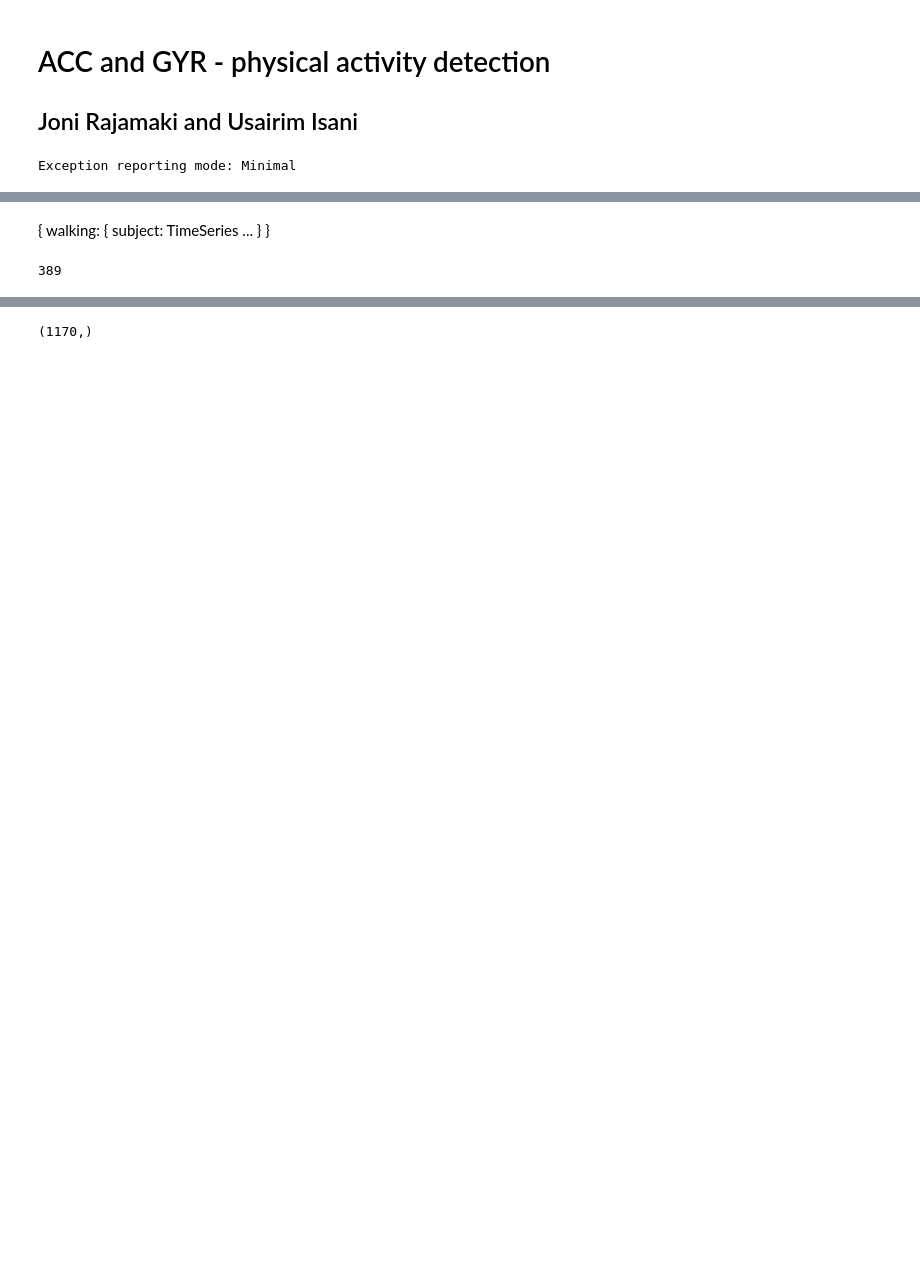
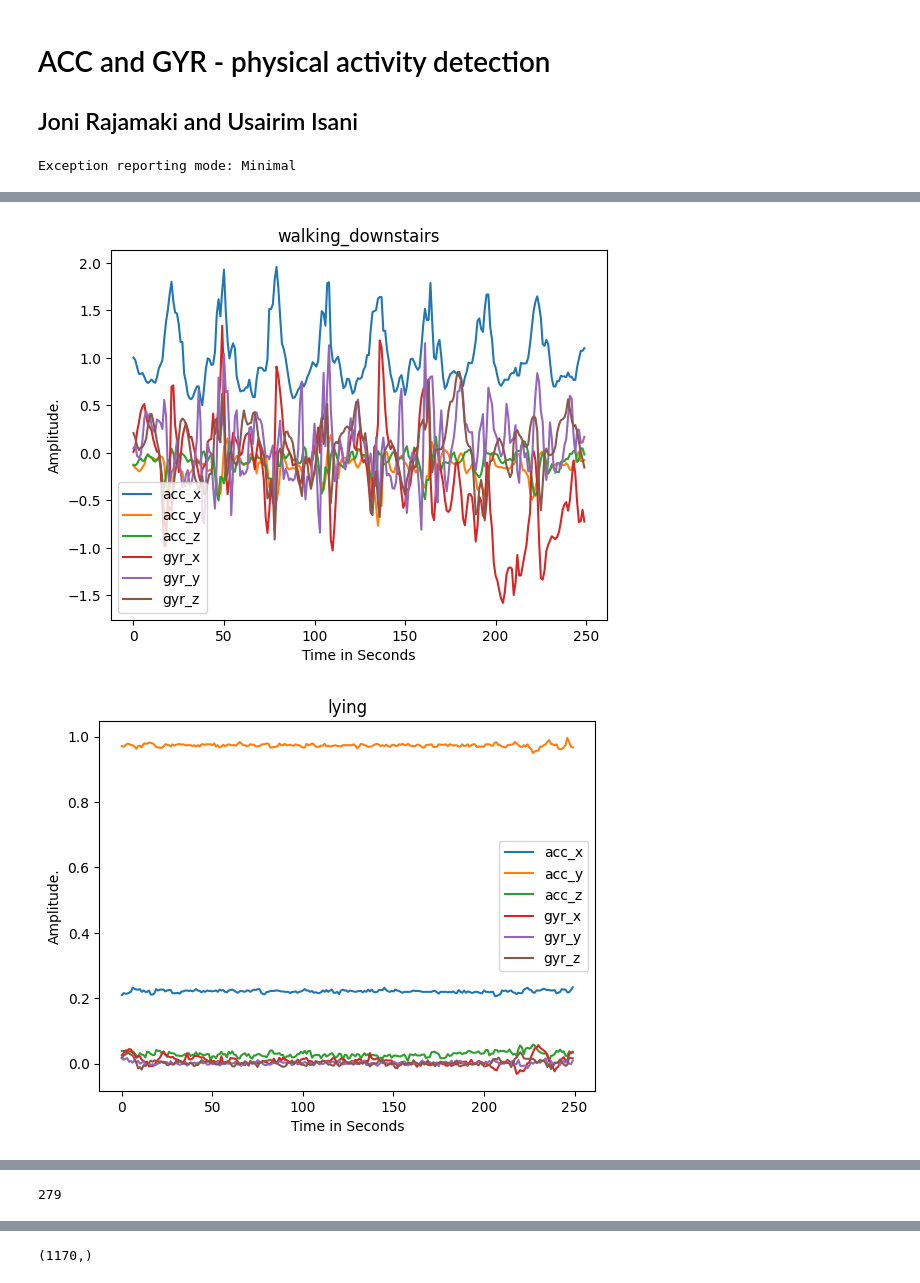
Before and after one commit to Jonitsi/Biosignal_Analysis, a Jupyter notebook: ACC_activity.ipynb, the cells around one changed output, grey strips where cells are left out. Drawn from its saved outputs; the diff is of its cells as text; code cells hidden in the pictures; blank space fills up the shorter version.

```diff
--- a/ACC_activity.ipynb
+++ b/ACC_activity.ipynb
@@ -63,0 +59,12 @@ test_df.plot.line()
+# %%
+samples = []
+for folder in os.listdir(train_data_path):
+    file = random.choice(os.listdir(f'{train_data_path}/{folder}'))
+    sample_df = pd.read_csv(f'{train_data_path}/{folder}/{file}')
+    ax = sample_df.plot.line()
+    ax.set_title(folder)
+    ax.set_xlabel("Time in Seconds")
+    ax.set_ylabel("Amplitude.")
+# %% [output]
+[figure, added]
+[figure, added]
@@ -72,18 +83,11 @@ def read_data(data_path):
                 samples[file]=sample_df
         folders[folder] = samples
     return folders
-# %% [markdown]
-{
-    walking: {
-        subject: TimeSeries
-        ...
-    }
-}
 # %%
 train_data = read_data(train_data_path)
 test_data = read_data(test_data_path)
 # %%
-cfg_file = tsfel.get_features_by_domain()
+cfg_file = tsfel.get_features_by_domain(json_path="./features.json")
 tsfel.get_number_features(cfg_file)
 # %% [output]
-389
+279
```
Also changed, not shown: parts of 15 cells of this notebook, 2 other files.
